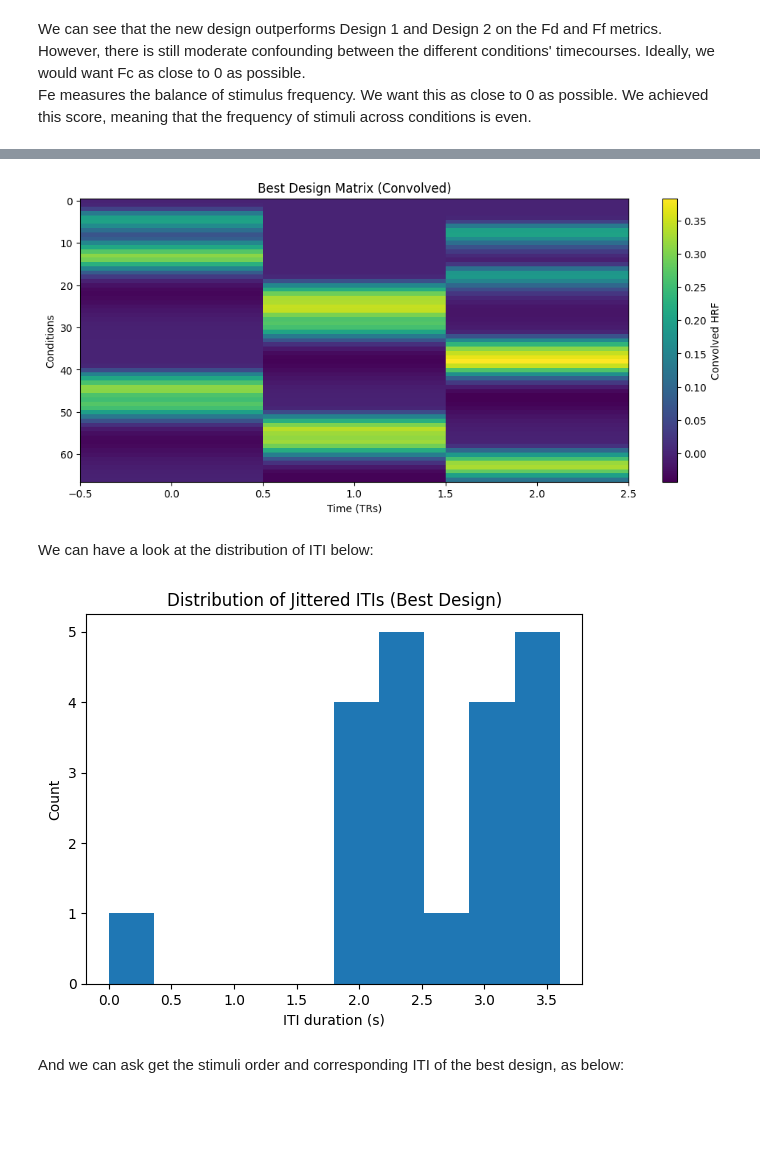
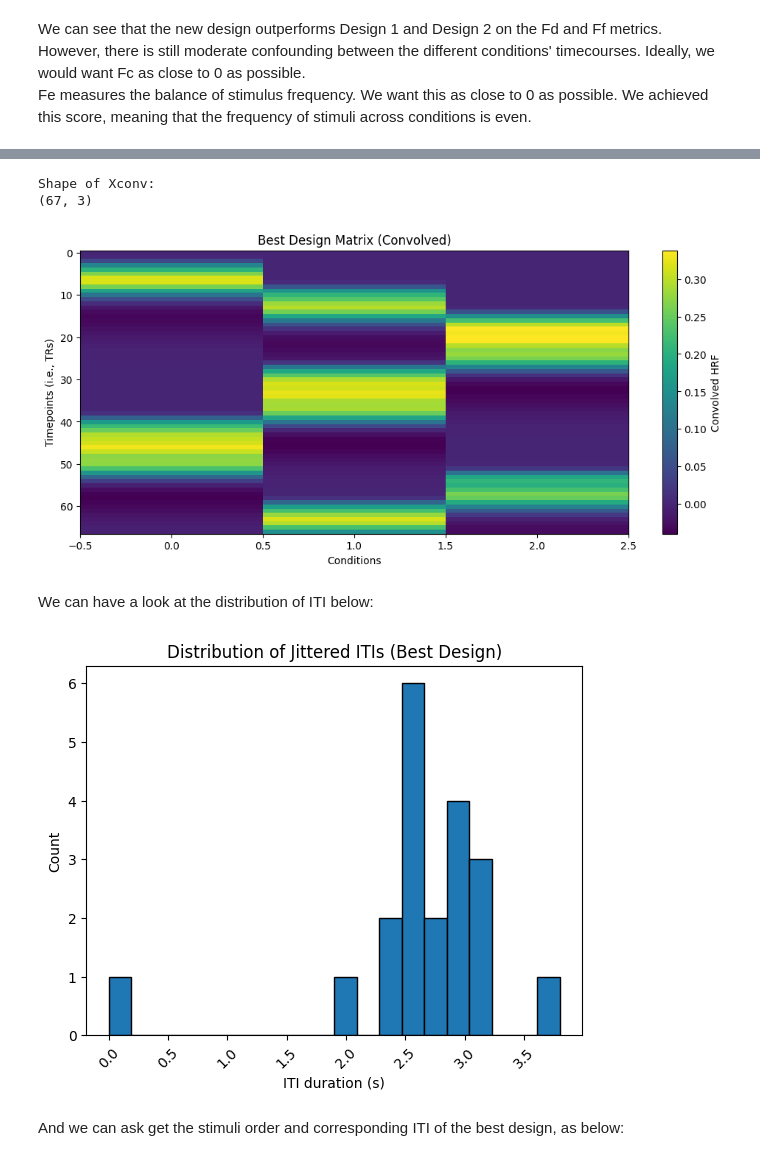
Before and after one commit to ValentinGuigon/SPM_fMRI_pipeline_template, a Jupyter notebook: Neurodesign-simulations/tuto_discovering_best_design.ipynb, the cells around one changed output, grey strips where cells are left out. Drawn from its saved outputs; the diff is of its cells as text; code cells hidden in the pictures; blank space fills up the shorter version.

Commit message:
minor corrections to graph outputs

```diff
--- a/Neurodesign-simulations/tuto_discovering_best_design.ipynb
+++ b/Neurodesign-simulations/tuto_discovering_best_design.ipynb
@@ -303,6 +303,7 @@ max ITI: 6.9
 # Optimize designs using genetic algorithm
 population = neurodesign.Optimisation(
     experiment=exp,
+    R=[1, 0, 0], # 100% blocked, 0% random, 0% msequence
     weights=[0, 0.5, 0.25, 0.25],  # Weights for Fd, Ff, confounding, and frequency
     preruncycles=10,               # Warm-up iterations
     cycles=100,                    # Main genetic algorithm iterations
@@ -340,24 +354,30 @@ We can have a look at the design matrix below:
+# %%
+print("Shape of Xconv:", best_design.Xconv.shape)
+# %% [output]
+Shape of Xconv:
+(67, 3)
 # %%
 best_design.designmatrix()
 plt.figure(figsize=(12, 5))
 plt.imshow(best_design.Xconv, aspect='auto', cmap='viridis')
 plt.colorbar(label='Convolved HRF')
 plt.title("Best Design Matrix (Convolved)")
-plt.xlabel("Time (TRs)")
-plt.ylabel("Conditions")
+plt.xlabel("Conditions")
+plt.ylabel("Timepoints (i.e., TRs)")
 plt.show()
 # %% [output]
-[figure, old version]
+[figure, new version]
 # %% [markdown]
 We can have a look at the distribution of ITI below:
 # %%
-plt.hist(best_design.ITI, bins=10)
+plt.hist(best_design.ITI, bins=20, edgecolor='black')
 plt.title("Distribution of Jittered ITIs (Best Design)")
 plt.xlabel("ITI duration (s)")
 plt.ylabel("Count")
+plt.xticks(rotation=45)
 plt.show()
 # %% [output]
-[figure, old version]
+[figure, new version]
 # %% [markdown]
 And we can ask get the stimuli order and corresponding ITI of the best design, as below:
 # %%
```
Also changed, not shown: parts of 9 cells of this notebook.
